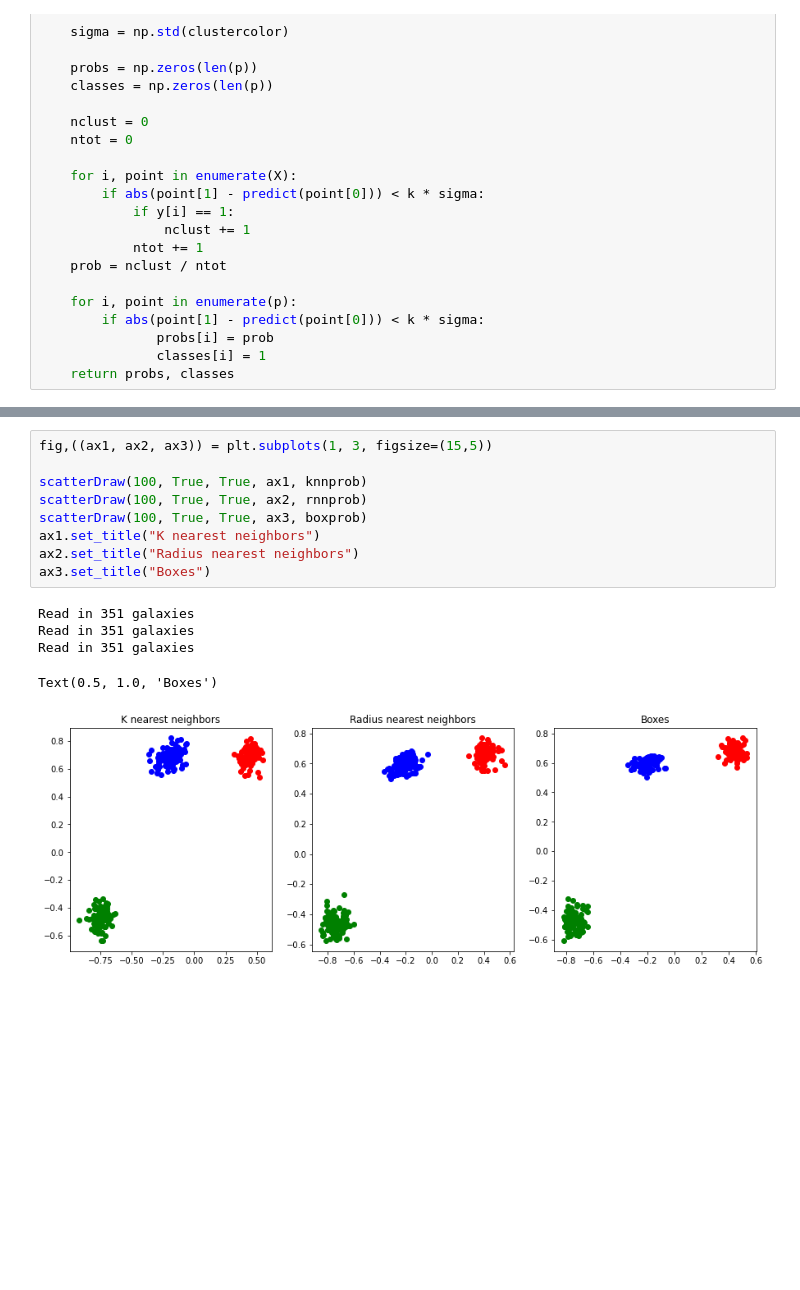
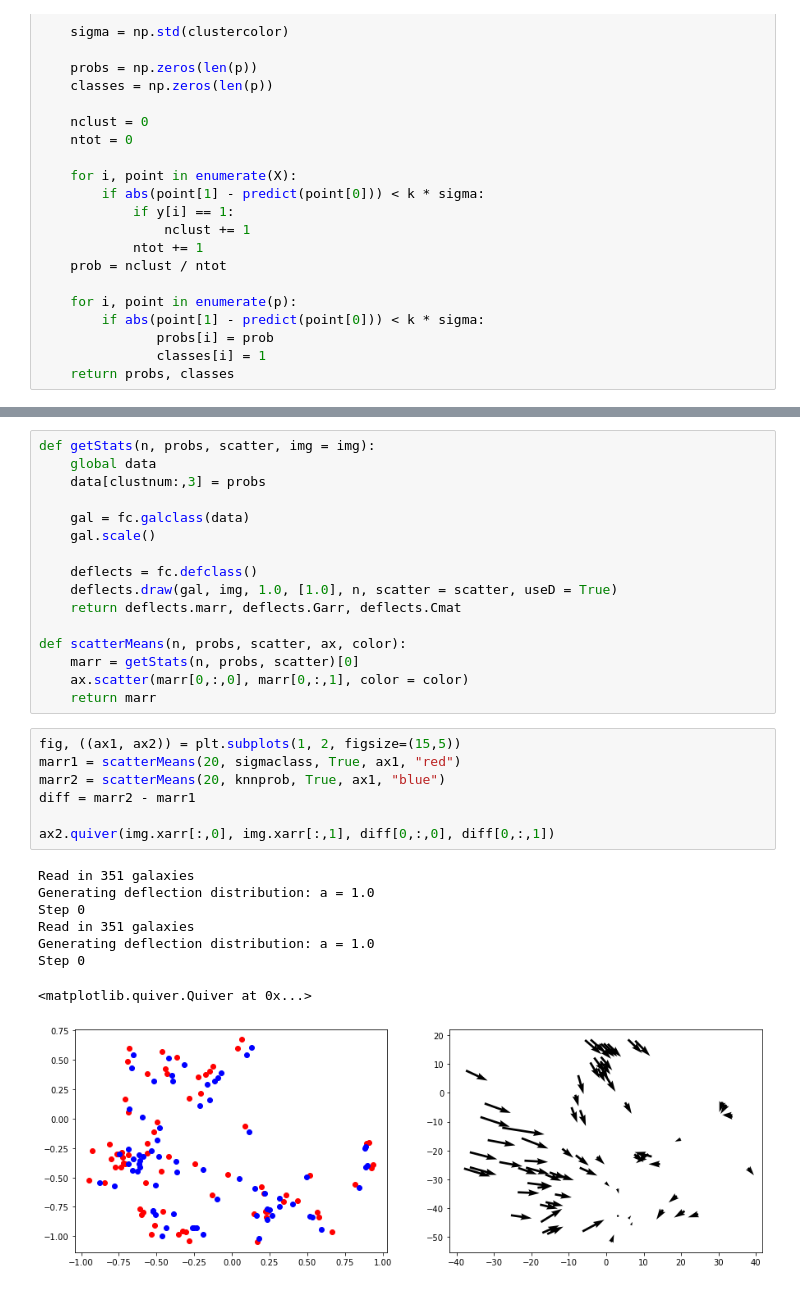
Before and after one commit to JackieLee23/Gravitational-Lensing, a Jupyter notebook: Abel_deflection_distributions.ipynb, the cells around one changed output, grey strips where cells are left out. Cells and saved outputs as stored; diff of their text form; blank space fills up the shorter version.

```diff
--- a/Abel_deflection_distributions.ipynb
+++ b/Abel_deflection_distributions.ipynb
@@ -198,15 +245,32 @@ Text(0.5, 1.0, 'Boxes')
-# %%
-fig,((ax1, ax2, ax3)) = plt.subplots(1, 3, figsize=(15,5))
-
-scatterDraw(100, True, True, ax1, knnprob)
-scatterDraw(100, True, True, ax2, rnnprob)
-scatterDraw(100, True, True, ax3, boxprob)
-ax1.set_title("K nearest neighbors")
-ax2.set_title("Radius nearest neighbors")
-ax3.set_title("Boxes")
-# %% [output]
-Read in 351 galaxies
-Read in 351 galaxies
-Read in 351 galaxies
-Text(0.5, 1.0, 'Boxes')
-[figure, removed]
+# %%
+def getStats(n, probs, scatter, img = img):
+    global data
+    data[clustnum:,3] = probs
+
+    gal = fc.galclass(data)
+    gal.scale()
+
+    deflects = fc.defclass()
+    deflects.draw(gal, img, 1.0, [1.0], n, scatter = scatter, useD = True)
+    return deflects.marr, deflects.Garr, deflects.Cmat
+
+def scatterMeans(n, probs, scatter, ax, color):
+    marr = getStats(n, probs, scatter)[0]
+    ax.scatter(marr[0,:,0], marr[0,:,1], color = color)
+    return marr
+# %%
+fig, ((ax1, ax2)) = plt.subplots(1, 2, figsize=(15,5))
+marr1 = scatterMeans(20, sigmaclass, True, ax1, "red")
+marr2 = scatterMeans(20, knnprob, True, ax1, "blue")
+diff = marr2 - marr1
+
+ax2.quiver(img.xarr[:,0], img.xarr[:,1], diff[0,:,0], diff[0,:,1])
+# %% [output]
+Read in 351 galaxies
+Generating deflection distribution: a = 1.0
+Step 0
+Read in 351 galaxies
+Generating deflection distribution: a = 1.0
+Step 0
+<matplotlib.quiver.Quiver at 0x...>
+[figure, added]
```
Also changed, not shown: parts of 17 cells of this notebook, 1 other file.
